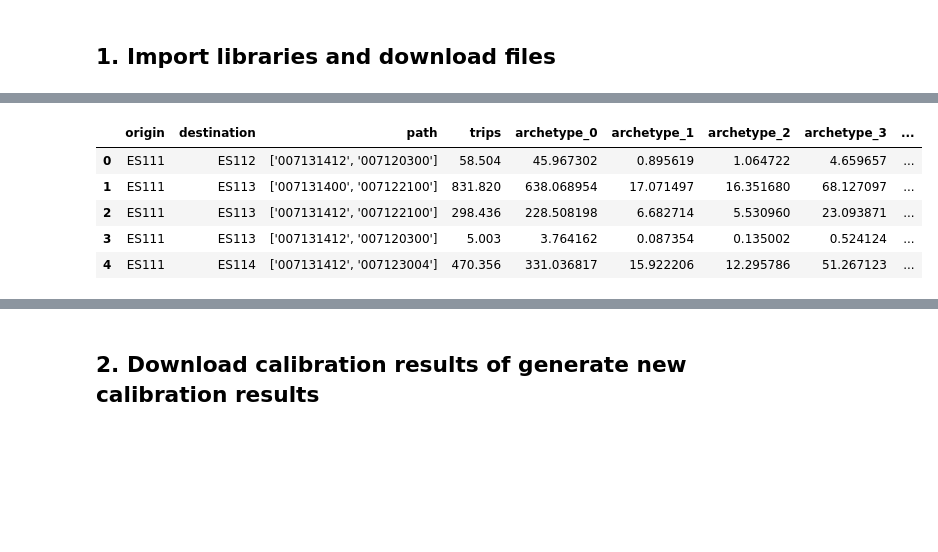
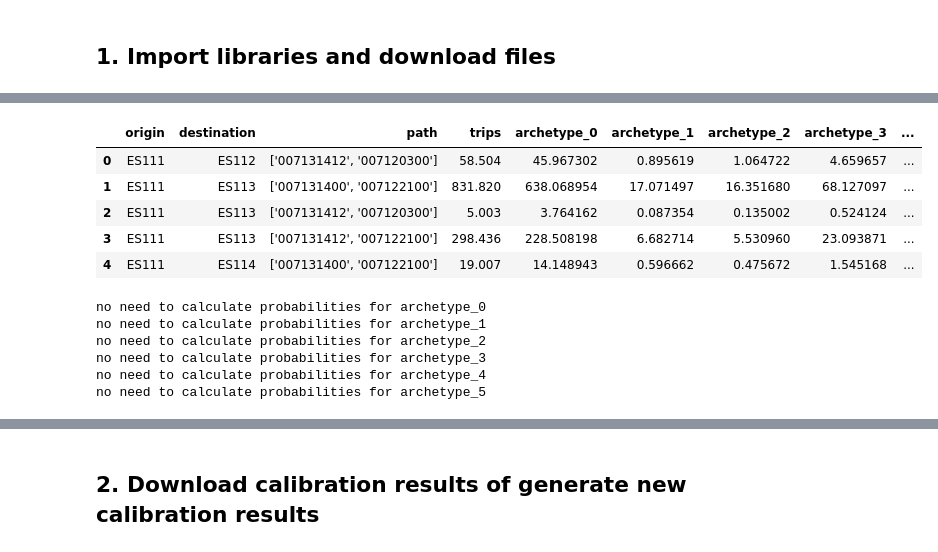
Before and after one commit to UoW-ATM/MultiModX, a Jupyter notebook: notebooks/logit_model_calibration_and_analysis.ipynb, the cells around one changed output, grey strips where cells are left out. Saved outputs shown, nothing was run; the diff lists cells and outputs as text; code cells hidden in the pictures; blank space fills up the shorter version.

```diff
--- a/notebooks/logit_model_calibration_and_analysis.ipynb
+++ b/notebooks/logit_model_calibration_and_analysis.ipynb
@@ -33,12 +36,23 @@ trips_logit=pd.read_csv(r"C:\Users\LMENENDEZ\GitHub\MultiModX\trips_logit.csv")
+# %%
+trips_logit_old=pd.read_csv(r"C:\Users\LMENENDEZ\GitHub\MultiModX\trips_logit.csv")
 # %%
 #import the file necessary to calibrate the logit model
-trips_logit.head()
+trips_logit_old.head()
 # %% [output]
 |  | origin | destination | path | trips | archetype_0 | archetype_1 | archetype_2 | archetype_3 | ... |
 | 0 | ES111 | ES112 | ['007131412', '007120300'] | 58.504 | 45.967302 | 0.895619 | 1.064722 | 4.659657 | ... |
 | 1 | ES111 | ES113 | ['007131400', '007122100'] | 831.820 | 638.068954 | 17.071497 | 16.351680 | 68.127097 | ... |
-| 2 | ES111 | ES113 | ['007131412', '007122100'] | 298.436 | 228.508198 | 6.682714 | 5.530960 | 23.093871 | ... |
-| 3 | ES111 | ES113 | ['007131412', '007120300'] | 5.003 | 3.764162 | 0.087354 | 0.135002 | 0.524124 | ... |
-| 4 | ES111 | ES114 | ['007131412', '007123004'] | 470.356 | 331.036817 | 15.922206 | 12.295786 | 51.267123 | ... |
+| 2 | ES111 | ES113 | ['007131412', '007120300'] | 5.003 | 3.764162 | 0.087354 | 0.135002 | 0.524124 | ... |
+| 3 | ES111 | ES113 | ['007131412', '007122100'] | 298.436 | 228.508198 | 6.682714 | 5.530960 | 23.093871 | ... |
+| 4 | ES111 | ES114 | ['007131400', '007122100'] | 19.007 | 14.148943 | 0.596662 | 0.475672 | 1.545168 | ... |
 # %%
 trips_logit=trips_logit_format(trips_logit)
+# %%
+trips_logit_improved=trips_logit_format(trips_logit,drop_single_paths=True)
+# %% [output]
+no need to calculate probabilities for archetype_0
+no need to calculate probabilities for archetype_1
+no need to calculate probabilities for archetype_2
+no need to calculate probabilities for archetype_3
+no need to calculate probabilities for archetype_4
+no need to calculate probabilities for archetype_5
```
Also changed, not shown: parts of 38 cells of this notebook, 6 other files.
